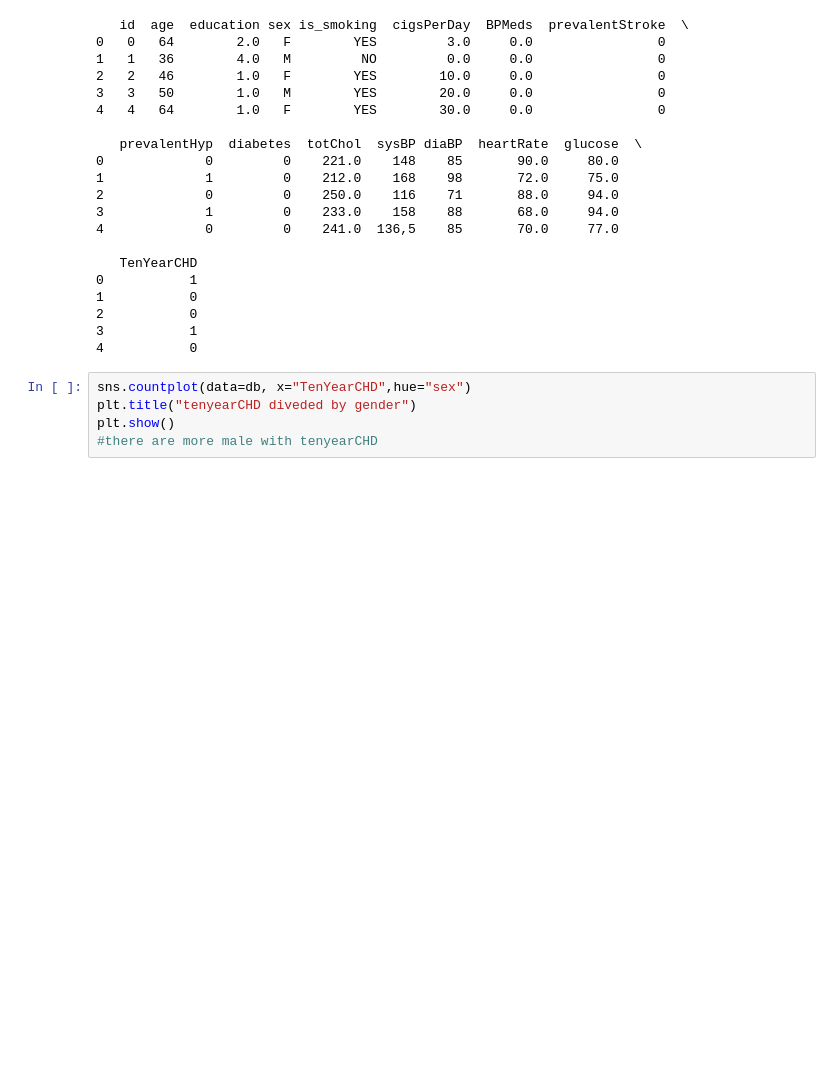
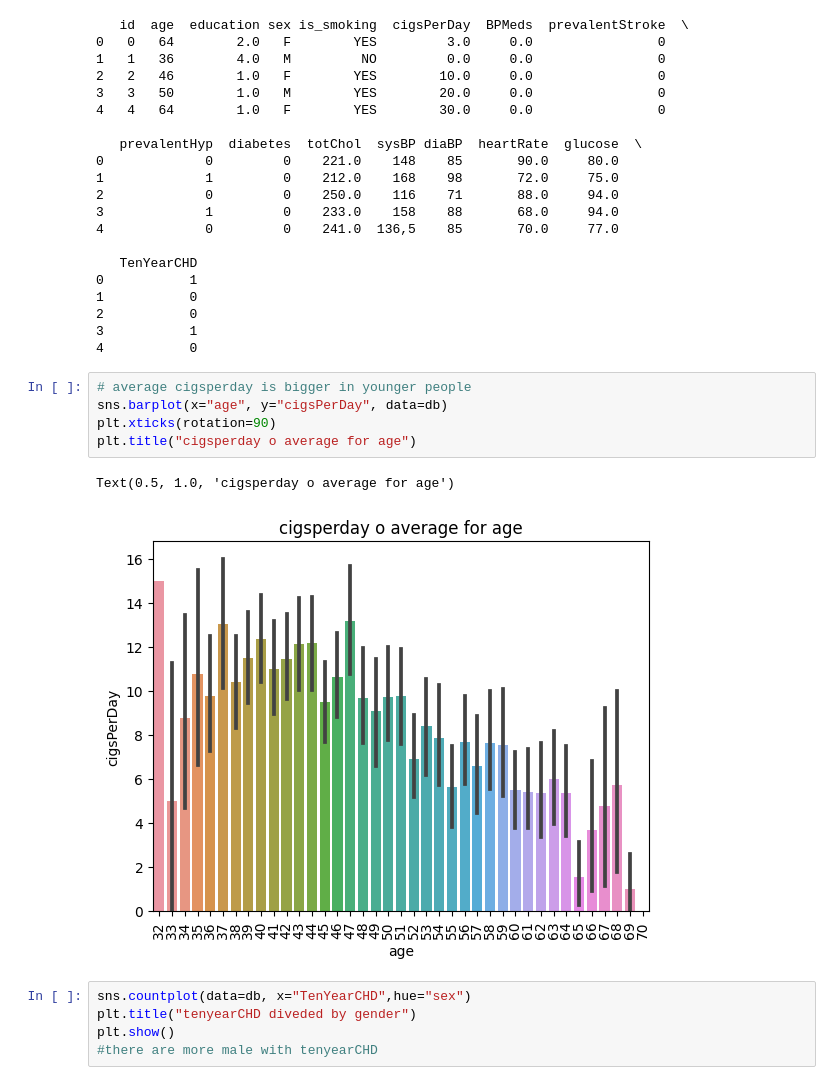
Before and after one commit to stefano11111/datasets, a Jupyter notebook: cardiovascularrisk.ipynb, the cells around one changed output. Saved outputs shown, nothing was run; the diff lists cells and outputs as text; blank space fills up the shorter version.

```diff
--- a/cardiovascularrisk.ipynb
+++ b/cardiovascularrisk.ipynb
@@ -25,6 +25,14 @@ print(db.head())
 2           0
 3           1
 4           0
+# %%
+# average cigsperday is bigger in younger people
+sns.barplot(x="age", y="cigsPerDay", data=db)
+plt.xticks(rotation=90)
+plt.title("cigsperday o average for age")
+# %% [output]
+Text(0.5, 1.0, 'cigsperday o average for age')
+[figure, added]
 # %%
 sns.countplot(data=db, x="TenYearCHD",hue="sex")
 plt.title("tenyearCHD diveded by gender")
```
Also changed, not shown: parts of 3 cells of this notebook, 6 other files.
